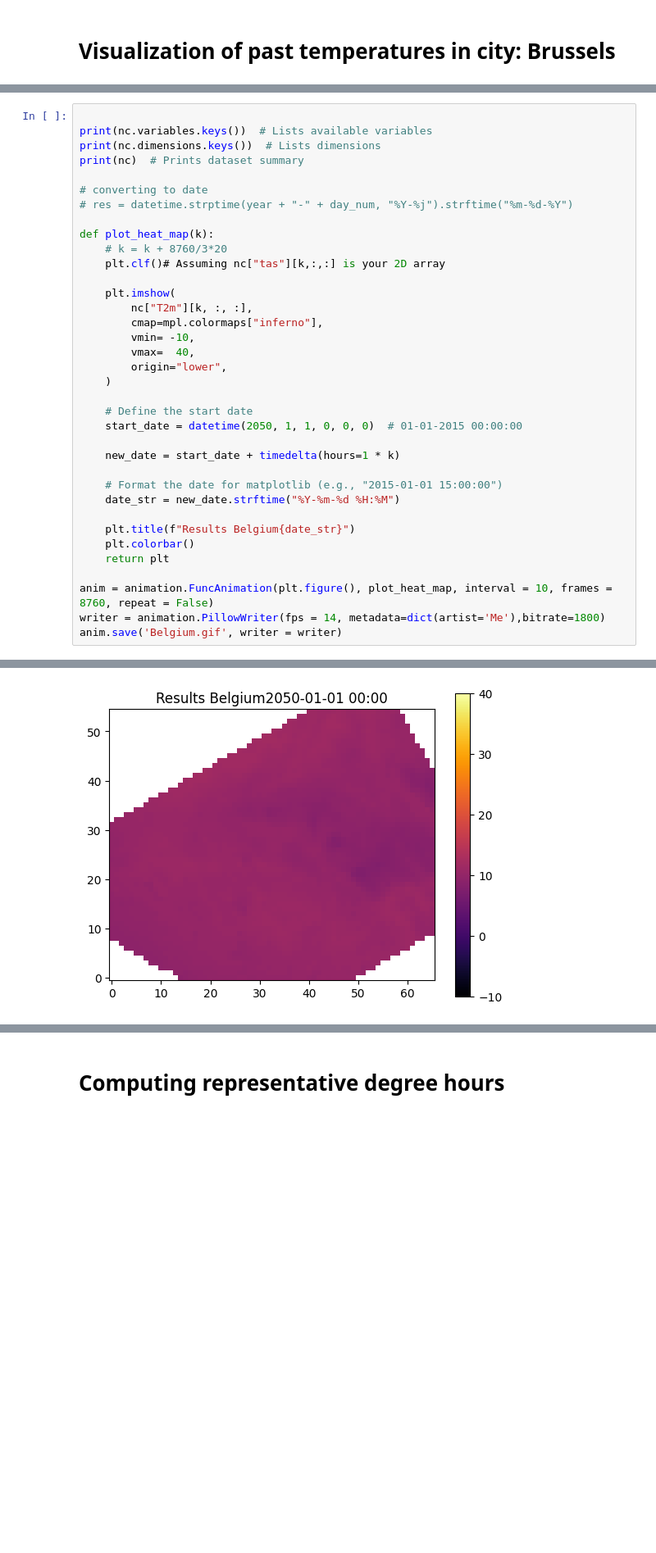
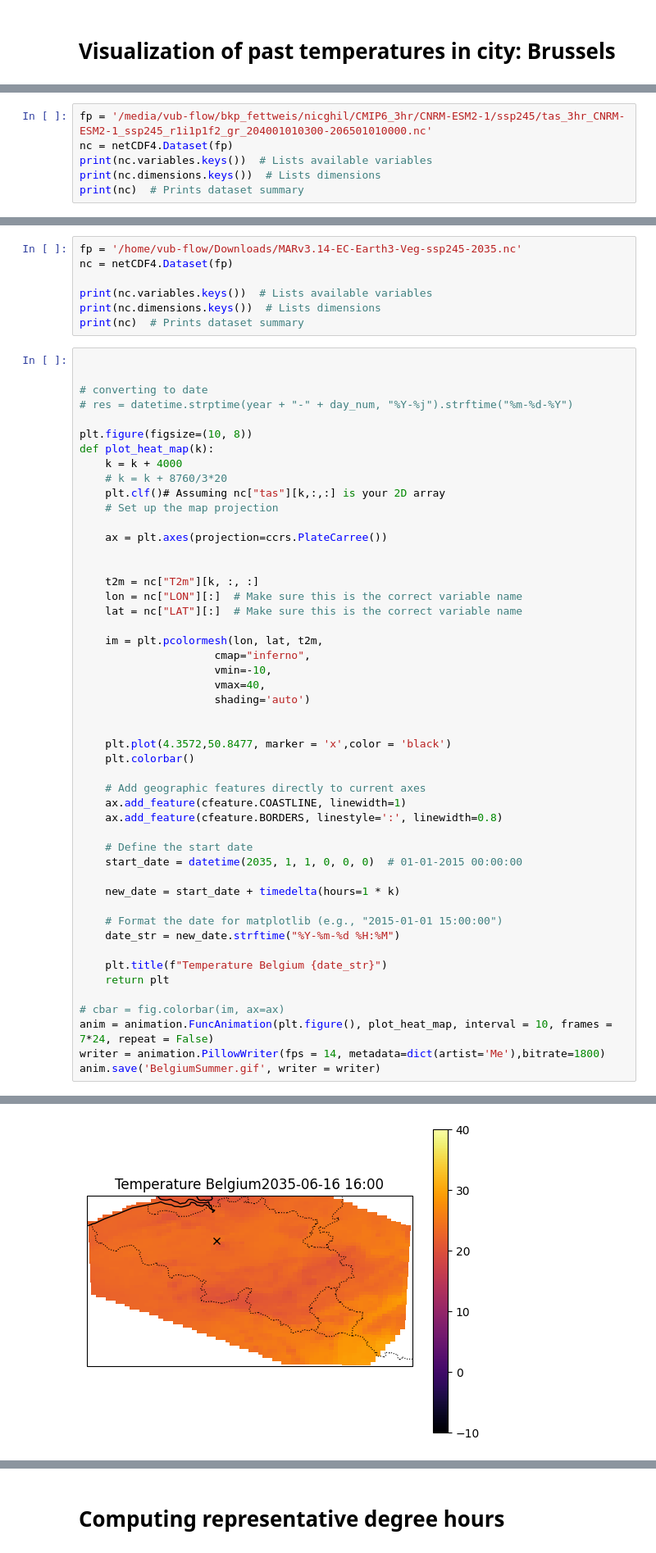
Before and after one commit to J0Hach3z/CoolingClimate, a Jupyter notebook: ead_nc_file.ipynb, the cells around one changed output, grey strips where cells are left out. Shown at 82% size. Cells and saved outputs as stored; diff of their text form; blank space fills up the shorter version.

```diff
--- a/ead_nc_file.ipynb
+++ b/ead_nc_file.ipynb
@@ -136,0 +163,6 @@ root group (NETCDF4 data model, file format HDF5):
+# %%
+fp = '/media/vub-flow/bkp_fettweis/nicghil/CMIP6_3hr/CNRM-ESM2-1/ssp245/tas_3hr_CNRM-ESM2-1_ssp245_r1i1p1f2_gr_204001010300-206501010000.nc'
+nc = netCDF4.Dataset(fp)
+print(nc.variables.keys())  # Lists available variables
+print(nc.dimensions.keys())  # Lists dimensions
+print(nc)  # Prints dataset summary
@@ -222,39 +228,59 @@ libUN (2013.05.22) - Sat Jan  6 09:29:24 2024
+# %%
+fp = '/home/vub-flow/Downloads/MARv3.14-EC-Earth3-Veg-ssp245-2035.nc'
+nc = netCDF4.Dataset(fp)
+
+print(nc.variables.keys())  # Lists available variables
+print(nc.dimensions.keys())  # Lists dimensions
+print(nc)  # Prints dataset summary
 # %%
 
-print(nc.variables.keys())  # Lists available variables
-print(nc.dimensions.keys())  # Lists dimensions
-print(nc)  # Prints dataset summary
 
 # converting to date
 # res = datetime.strptime(year + "-" + day_num, "%Y-%j").strftime("%m-%d-%Y")
 
+plt.figure(figsize=(10, 8))
 def plot_heat_map(k):
+    k = k + 4000
     # k = k + 8760/3*20
     plt.clf()# Assuming nc["tas"][k,:,:] is your 2D array
+    # Set up the map projection
 
-    plt.imshow(
-        nc["T2m"][k, :, :],
-        cmap=mpl.colormaps["inferno"],
-        vmin= -10,
-        vmax=  40,
-        origin="lower",
-    )
+    ax = plt.axes(projection=ccrs.PlateCarree())
+
+
+    t2m = nc["T2m"][k, :, :]
+    lon = nc["LON"][:]  # Make sure this is the correct variable name
+    lat = nc["LAT"][:]  # Make sure this is the correct variable name
+
+    im = plt.pcolormesh(lon, lat, t2m,
+                     cmap="inferno",
+                     vmin=-10,
+                     vmax=40,
+                     shading='auto')
+
+
+    plt.plot(4.3572,50.8477, marker = 'x',color = 'black')
+    plt.colorbar()
+
+    # Add geographic features directly to current axes
+    ax.add_feature(cfeature.COASTLINE, linewidth=1)
+    ax.add_feature(cfeature.BORDERS, linestyle=':', linewidth=0.8)
 
     # Define the start date
-    start_date = datetime(2050, 1, 1, 0, 0, 0)  # 01-01-2015 00:00:00
+    start_date = datetime(2035, 1, 1, 0, 0, 0)  # 01-01-2015 00:00:00
 
     new_date = start_date + timedelta(hours=1 * k)
 
     # Format the date for matplotlib (e.g., "2015-01-01 15:00:00")
     date_str = new_date.strftime("%Y-%m-%d %H:%M")
 
-    plt.title(f"Results Belgium{date_str}")
-    plt.colorbar()
+    plt.title(f"Temperature Belgium {date_str}")
     return plt
 
-anim = animation.FuncAnimation(plt.figure(), plot_heat_map, interval = 10, frames = 8760, repeat = False)
+# cbar = fig.colorbar(im, ax=ax)
+anim = animation.FuncAnimation(plt.figure(), plot_heat_map, interval = 10, frames = 7*24, repeat = False)
 writer = animation.PillowWriter(fps = 14, metadata=dict(artist='Me'),bitrate=1800)
-anim.save('Belgium.gif', writer = writer)
+anim.save('BelgiumSummer.gif', writer = writer)
 # %% [output]
 dict_keys(['CC', 'DD', 'DIST', 'EP', 'ET', 'HH', 'LAT', 'LHF', 'LON', 'LWD', 'MIN', 'MM', 'Q2m', 'RF', 'RH2m', 'RO1', 'RO2', 'RO3', 'RO4', 'RO5', 'RO6', 'RU', 'SF', 'SH', 'SHF', 'SH_MAR', 'SL', 'SLP', ...
 dict_keys(['time', 'y', 'x'])
@@ -278,4 +305,4 @@ libUN (2013.05.22) - Sat Jan  6 09:29:24 2024
-[figure, old version]
+[figure, new version]
 # %% [markdown]
 # Temperature projections in Belgium
 
```
Also changed, not shown: parts of 11 cells of this notebook, 4 other files.
